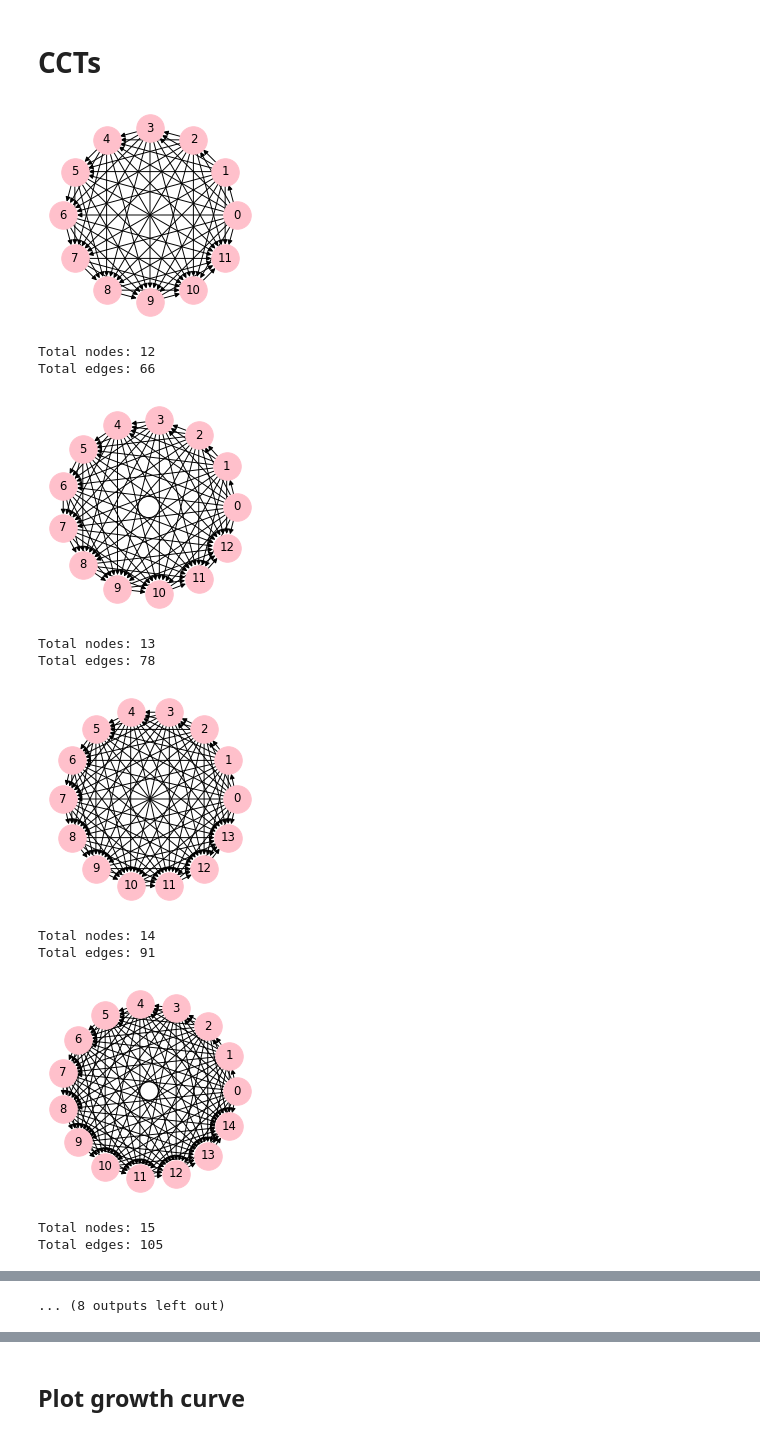
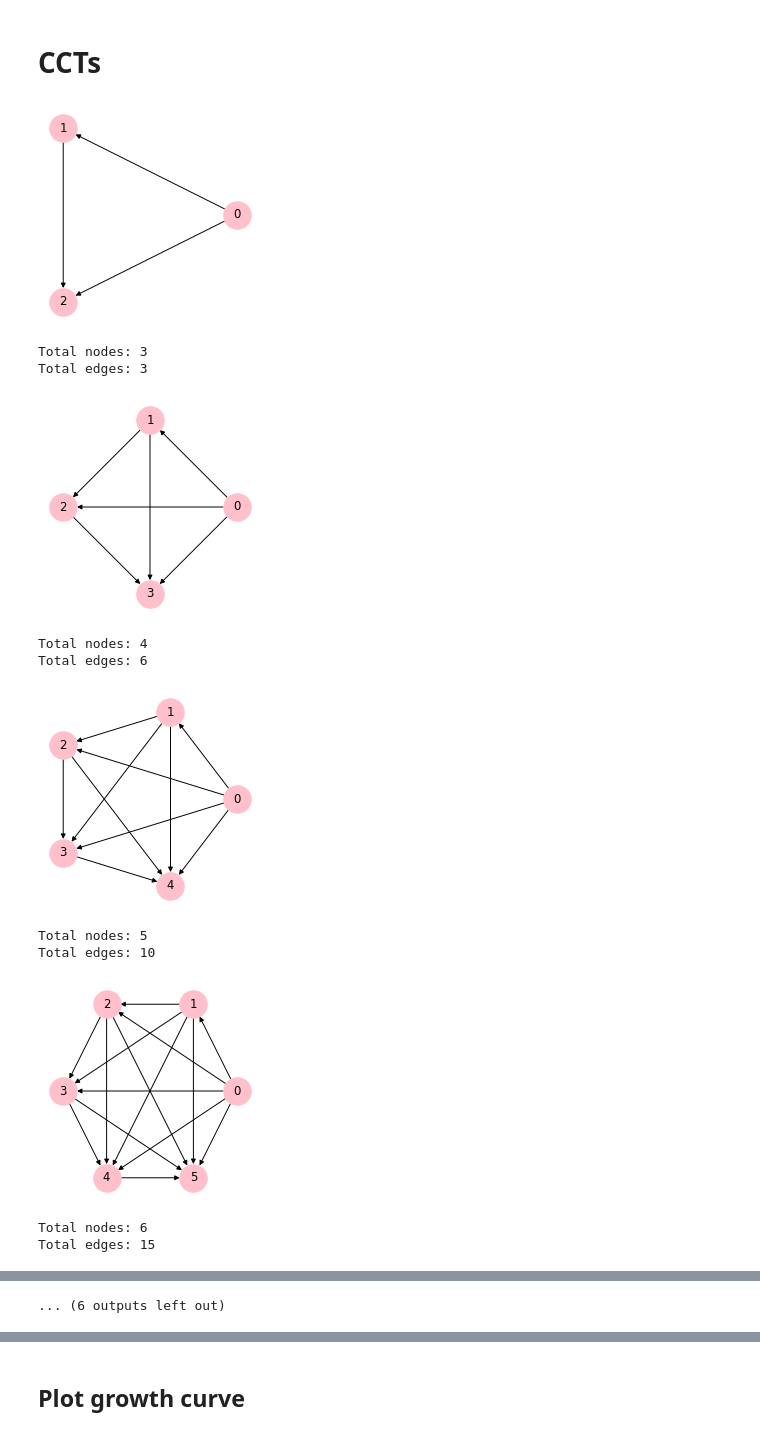
Before and after one commit to YUUU23/notebook-benchmark, a Jupyter notebook: benchmarks/realworld/complexity_analysis/m3_complexity_analysis.ipynb, the cells around one changed output, grey strips where cells are left out. Cells and saved outputs as stored; diff of their text form; code cells hidden in the pictures.

```diff
--- a/benchmarks/realworld/complexity_analysis/m3_complexity_analysis.ipynb
+++ b/benchmarks/realworld/complexity_analysis/m3_complexity_analysis.ipynb
@@ -45,32 +45,32 @@ seaborn version    : 0.13.2
 # %%
 utils = Utils()
 graphs = []
-smallest = 10
-largest = 20
+smallest = 1
+largest = 10
 for n in range(smallest,largest):
     G = utils.get_cct(n)
     utils.plot_nx(adjacency_matrix = nx.to_numpy_array(G),
                   labels = list(G.nodes),
                   dpi = 70,
                   figsize = (3,3))
     graphs.append(G)
 
     # Print total nodes.
     print("Total nodes:", len(G))
 
     # Print total edges.
     print("Total edges:", G.size())
     print()
 # %% [output]
-[figure, old version]
+[figure, new version]
-Total nodes: 12
-Total edges: 66
+Total nodes: 3
+Total edges: 3
-[figure, old version]
+[figure, new version]
-Total nodes: 13
-Total edges: 78
+Total nodes: 4
+Total edges: 6
-[figure, old version]
+[figure, new version]
-Total nodes: 14
-Total edges: 91
+Total nodes: 5
+Total edges: 10
-[figure, old version]
+[figure, new version]
-Total nodes: 15
-Total edges: 105
+Total nodes: 6
+Total edges: 15
@@ -83,4 +83,4 @@ Total edges: 136
-... (8 outputs left out)
+... (6 outputs left out)
 # %%
 graphs[:] = [g for i, g in enumerate(graphs) if i % 2 == 0]
 # %%
```
Also changed, not shown: parts of 4 cells of this notebook, 3 other files.
